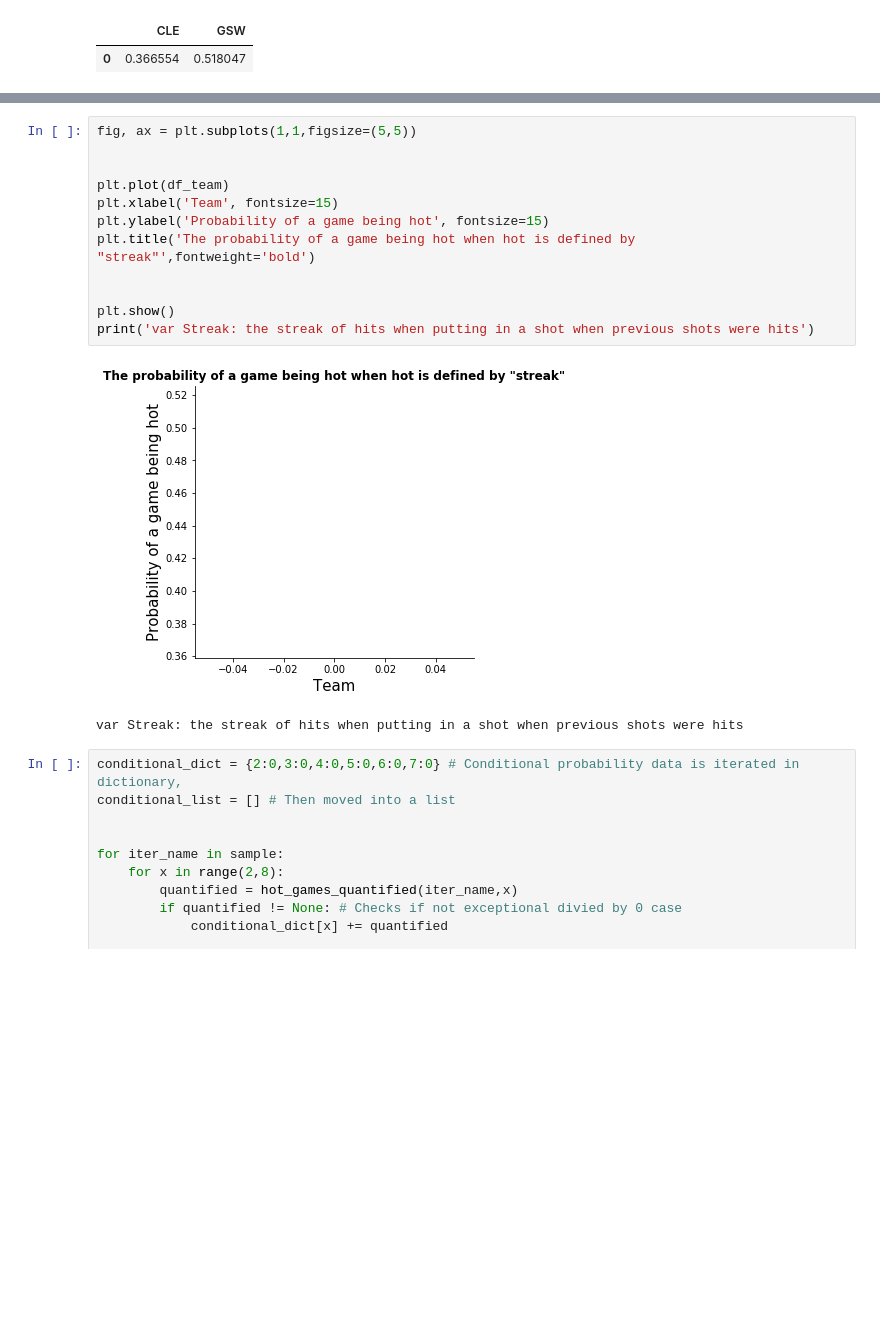
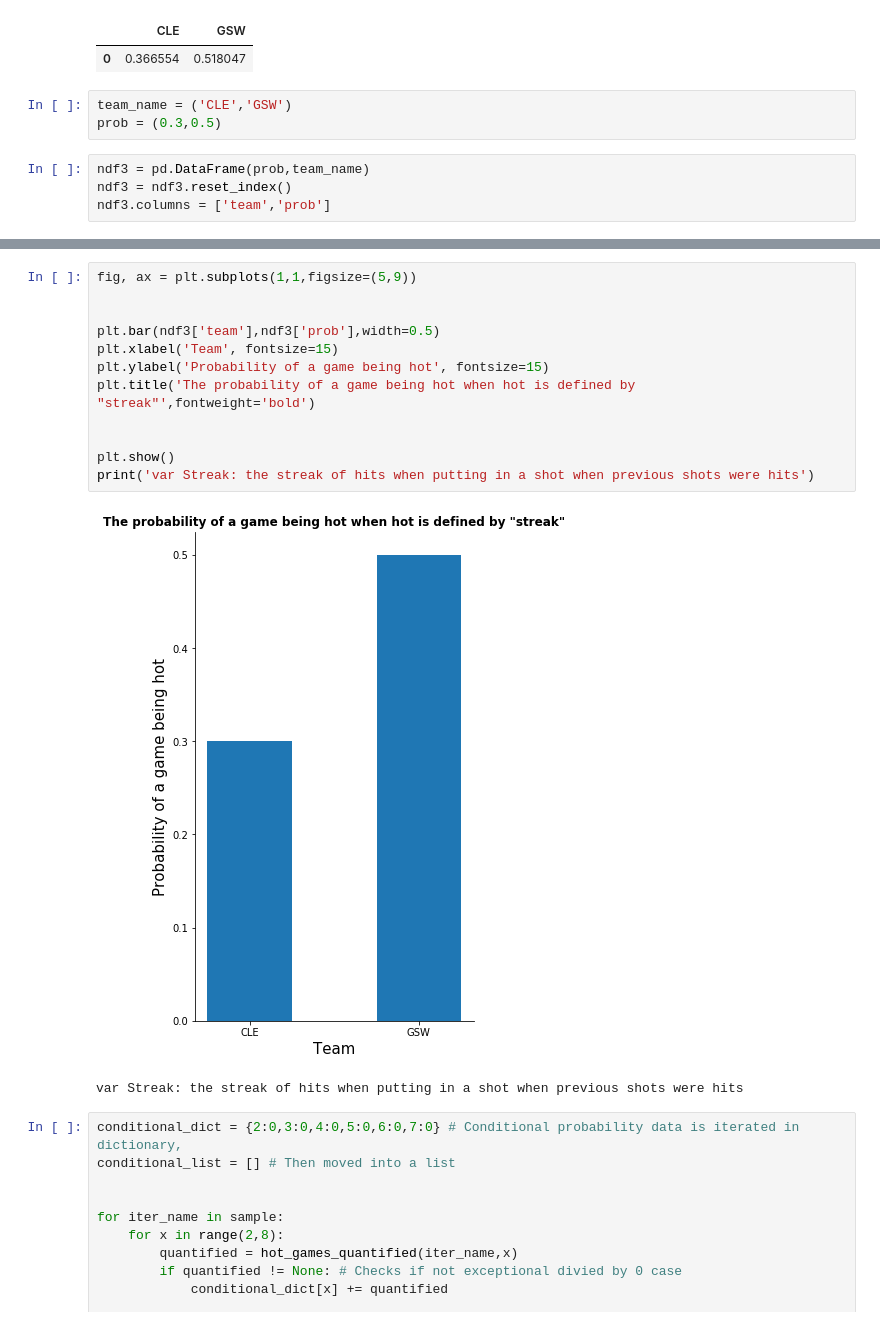
Before and after one commit to joeychun/NBA_shooting, a Jupyter notebook: NBA_shooting.ipynb, the cells around one changed output, grey strips where cells are left out. Saved outputs shown, nothing was run; the diff lists cells and outputs as text; blank space fills up the shorter version.

Commit message:
DataFrame fixed and is tidy, bar plot with two teams, plan to add more teams

```diff
--- a/NBA_shooting.ipynb
+++ b/NBA_shooting.ipynb
@@ -337,3 +337,10 @@ df_team
 # %% [output]
 |  | CLE | GSW |
 | 0 | 0.366554 | 0.518047 |
+# %%
+team_name = ('CLE','GSW')
+prob = (0.3,0.5)
+# %%
+ndf3 = pd.DataFrame(prob,team_name)
+ndf3 = ndf3.reset_index()
+ndf3.columns = ['team','prob']
@@ -340,17 +353,17 @@ df_team
 # %%
-fig, ax = plt.subplots(1,1,figsize=(5,5))
+fig, ax = plt.subplots(1,1,figsize=(5,9))
 
 
-plt.plot(df_team)
+plt.bar(ndf3['team'],ndf3['prob'],width=0.5)
 plt.xlabel('Team', fontsize=15)
 plt.ylabel('Probability of a game being hot', fontsize=15)
 plt.title('The probability of a game being hot when hot is defined by "streak"',fontweight='bold')
 
 
 plt.show()
 print('var Streak: the streak of hits when putting in a shot when previous shots were hits')
 # %% [output]
-[figure, old version]
+[figure, new version]
 var Streak: the streak of hits when putting in a shot when previous shots were hits
 # %%
 conditional_dict = {2:0,3:0,4:0,5:0,6:0,7:0} # Conditional probability data is iterated in dictionary,
```
Also changed, not shown: parts of 1 cell of this notebook.
